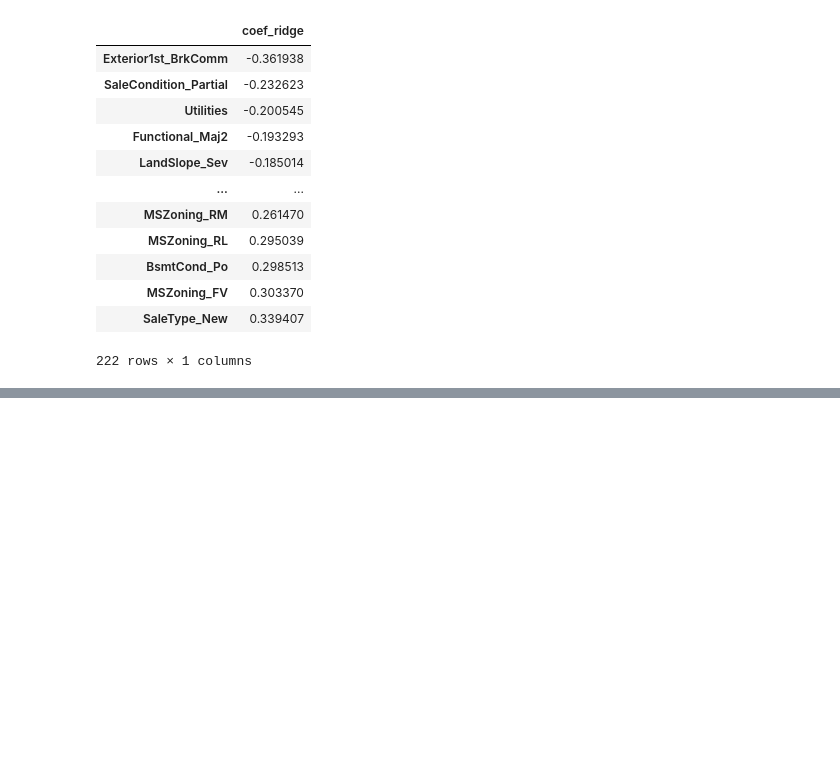
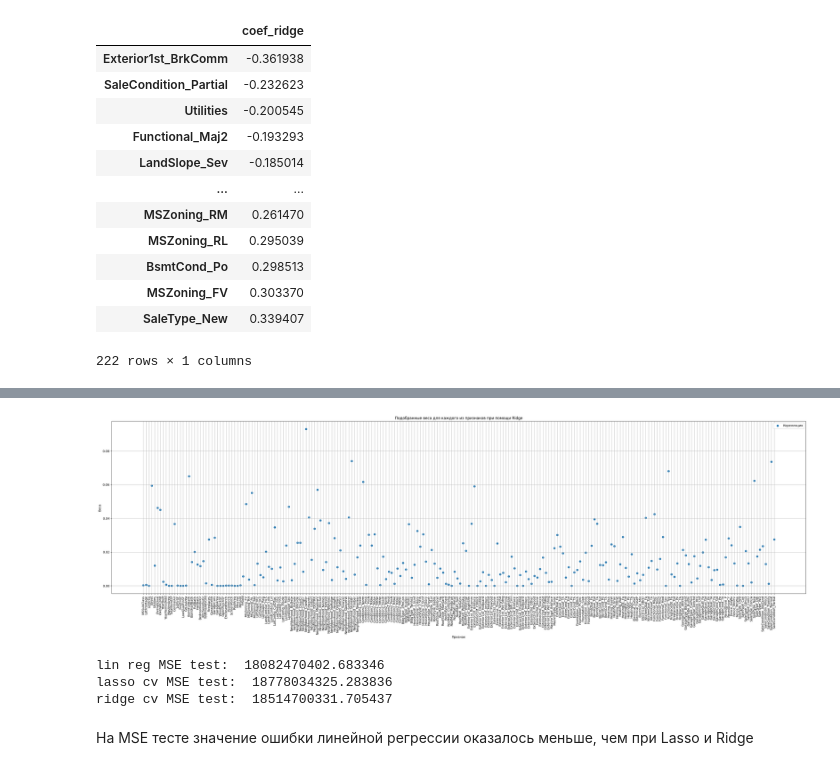
Before and after one commit to neuezeldaa/LinReg_HousePrices_Predict, a Jupyter notebook: HousePricesPredict.ipynb, the cells around one changed output, grey strips where cells are left out. Cells and saved outputs as stored; diff of their text form; code cells hidden in the pictures; blank space fills up the shorter version.

```diff
--- a/HousePricesPredict.ipynb
+++ b/HousePricesPredict.ipynb
@@ -387,0 +456,4 @@ coef_ridge.sort_values(by=['coef_ridge'])
+# %%
+reg = RidgeCV(cv=5, alphas = [1,2,5,10,20,30]).fit(X_train, y_train)
+best_ridge = reg.alpha_
+print('Лучший параметр альфа для Ridge: ', best_ridge)
@@ -387,0 +462,5 @@ coef_ridge.sort_values(by=['coef_ridge'])
+# %%
+ridge_cv = Ridge(alpha=best_ridge)
+ridge_cv.fit(X_train, y_train)
+print('ridge cv MSE train: ', mean_squared_error(math.e**(y_train)-1, math.e**(ridge_cv.predict(X_train)-1)))
+print('ridge cv MSE test: ', mean_squared_error(math.e**(y_test)-1, math.e**(ridge_cv.predict(X_test)-1)))
@@ -387,0 +470,3 @@ coef_ridge.sort_values(by=['coef_ridge'])
+# %%
+coef_ridge_cv = pd.DataFrame(ridge_cv.coef_, index = X.columns, columns=['coef_ridge'])
+coef_ridge_cv.sort_values(by=['coef_ridge'])
@@ -387,0 +521,27 @@ coef_ridge.sort_values(by=['coef_ridge'])
+# %%
+y1 = coef_ridge_cv['coef_ridge'].abs()
+fig,ax = plt.subplots(figsize = (40,10))
+
+x = X.columns
+
+ax.scatter(x,y1, label = 'Корелляция')
+plt.xticks(rotation=90)
+
+ax.grid(True)
+plt.xlabel('Признак')
+plt.ylabel('Веса')
+plt.title('Подобранные веса для каждого из признаков при помощи Ridge')
+
+leg = ax.legend(loc='upper right', frameon=True)
+# %% [output]
+[figure, added]
+# %%
+print('lin reg MSE test: ', mean_squared_error(math.e**(y_test)-1, math.e**(lin_regr.predict(X_test)-1)))
+print('lasso cv MSE test: ', mean_squared_error(math.e**(y_test)-1, math.e**(lasso_cv.predict(X_test)-1)))
+print('ridge cv MSE test: ', mean_squared_error(math.e**(y_test)-1, math.e**(ridge_cv.predict(X_test)-1)))
+# %% [output]
+lin reg MSE test:  18082470402.683346
+lasso cv MSE test:  18778034325.283836
+ridge cv MSE test:  18514700331.705437
+# %% [markdown]
+На MSE тесте значение ошибки линейной регрессии оказалось меньше, чем при Lasso и Ridge
```
Also changed, not shown: parts of 24 cells of this notebook.
